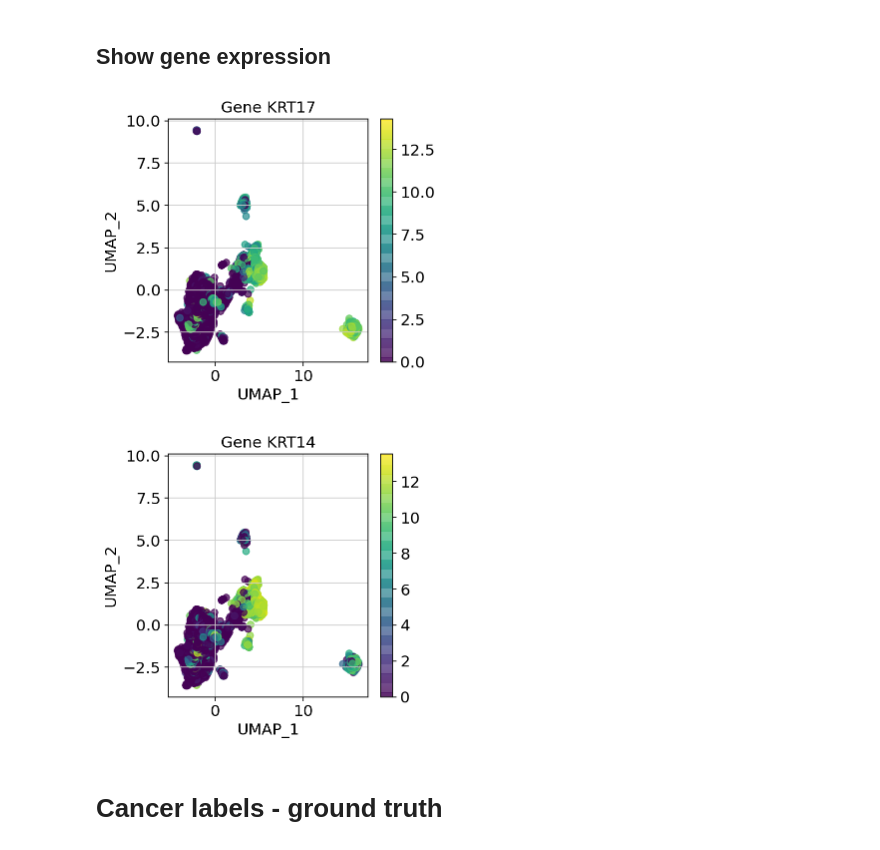
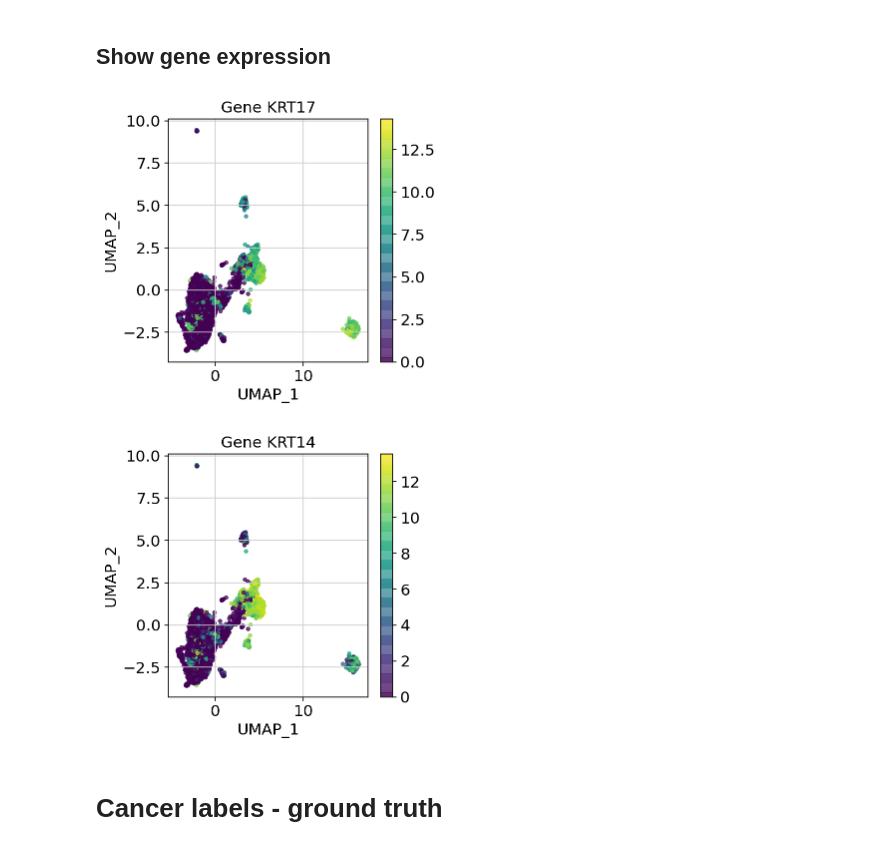
Before and after one commit to WebValley2020ReImagined/final-presentation, a Jupyter notebook: HNSCC/HNSCC_demonstration_final.ipynb, the cells around one changed output. Cells and saved outputs as stored; diff of their text form; code cells hidden in the pictures.

```diff
--- a/HNSCC/HNSCC_demonstration_final.ipynb
+++ b/HNSCC/HNSCC_demonstration_final.ipynb
@@ -18,3 +18,6 @@ all_data = pd.read_table('./HNSCC_all_data.txt', header=None, low_memory=False)
 data = pd.DataFrame(all_data.values[6:,1:], columns=all_data.values[0, 1:], dtype=np.float32)
 # here we transpose the matrix so that we have the genes on the columns and the cells on the rows
 data = data.T
+# %%
+data.columns = all_data.iloc[6:, 0].values
+data
@@ -118,24 +159,26 @@ for cluster_id in range(0, cluster_count):
 # %% [markdown]
 ## Show gene expression
 # %%
-def plot_gene(gene_number, gene_name):
+def plot_gene(gene_name):
+    gene_row = list(data.columns).index("'" + gene_name + "'")
     plt.scatter(
         trans[:, 0],
         trans[:, 1],
         alpha=.7,
-        c=data.values[:, gene_number].astype(np.float32)
+        c=data.values[:, gene_row].astype(np.float32),
+        marker="."
     )
     plt.xlabel("UMAP_1")
     plt.ylabel("UMAP_2")
     plt.title("Gene " + gene_name);
     plt.colorbar()
     plt.show()
 
-plot_gene(21035, "KRT17")
-plot_gene(19983, "KRT14")
+plot_gene("KRT17")
+plot_gene("KRT14")
 # %% [output]
-[figure, old version]
+[figure, new version]
-[figure, old version]
+[figure, new version]
 # %% [markdown]
 # Cancer labels - ground truth
 # %%
```
Also changed, not shown: parts of 14 cells of this notebook.
